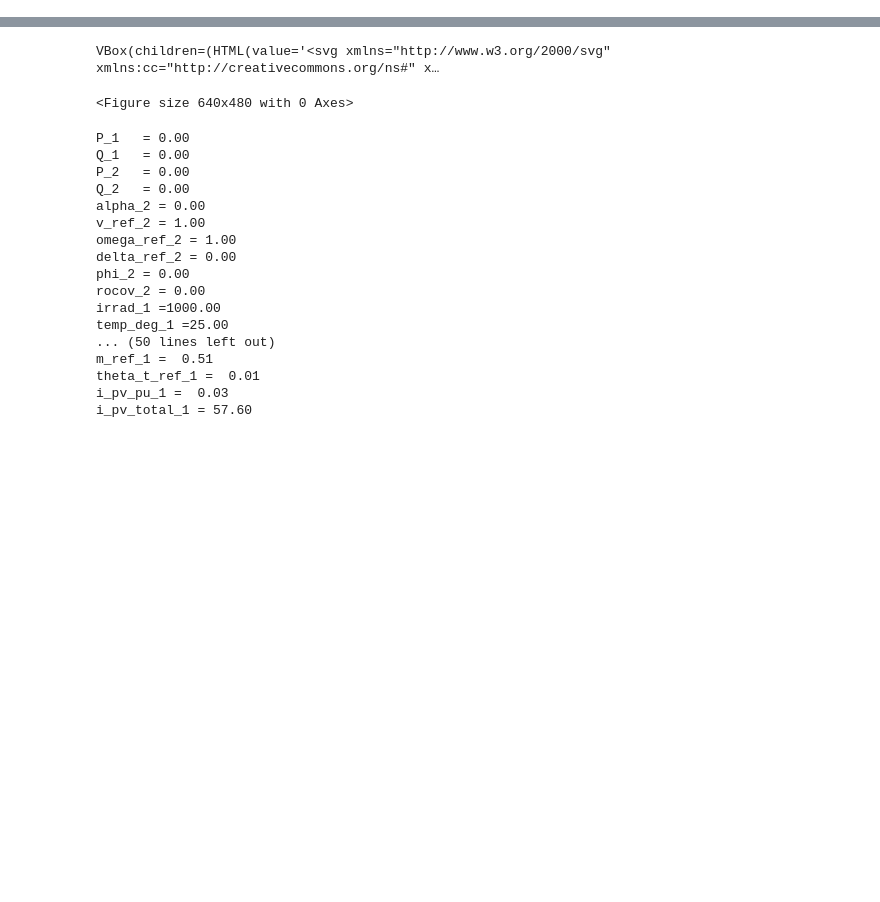
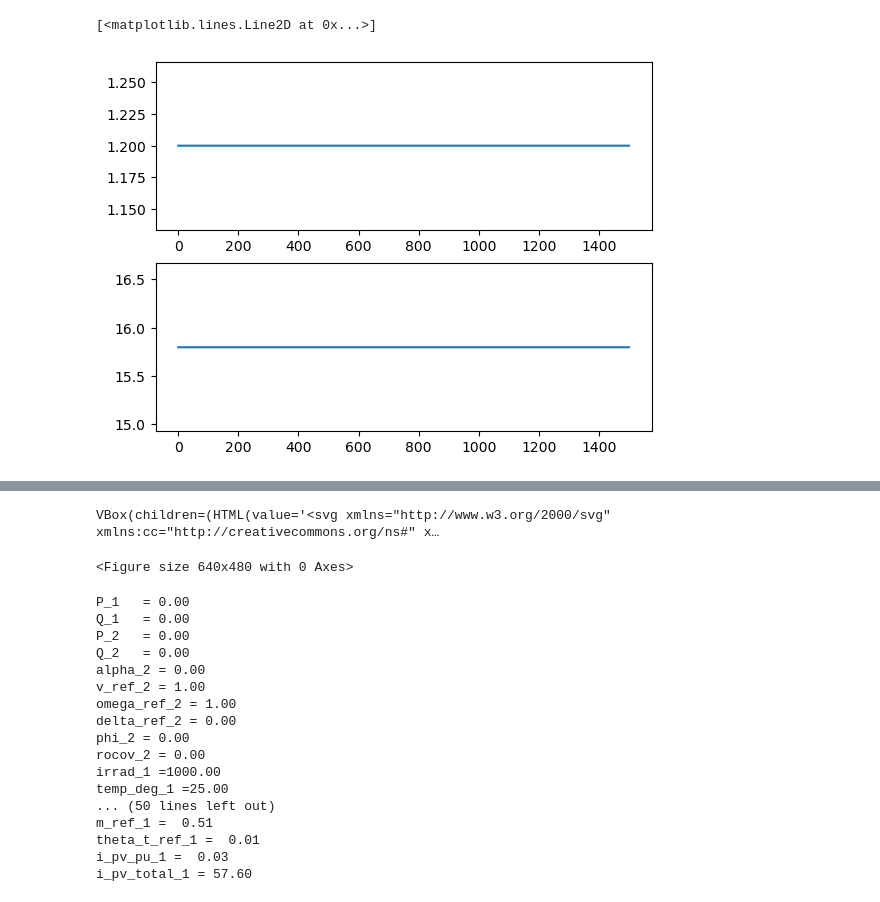
Before and after one commit to pydae/pydae, a Jupyter notebook: src/pydae/edashboards/wecs/pmsm/wecs_pmsm.ipynb, the cells around one changed output, grey strips where cells are left out. Drawn from its saved outputs; the diff is of its cells as text; code cells hidden in the pictures; blank space fills up the shorter version.

```diff
--- a/src/pydae/edashboards/wecs/pmsm/wecs_pmsm.ipynb
+++ b/src/pydae/edashboards/wecs/pmsm/wecs_pmsm.ipynb
@@ -55,0 +74,16 @@ from pydae.edashboards.pvs.pv_mid_module import dashboard
+# %%
+model = wecs_pmsm.model()
+model.Dt = 0.1
+model.ini({'K_pdc_1':5000,"C_dc_1":0.01,"nu_w_1":15,
+           "K_p_beta_1":1,"K_i_beta_1":1.0,"T_beta_1":1},'xy_1.json')
+
+model.run(1.0,{})
+model.run(1500,{'nu_w_1':15})
+model.post();
+
+fig,axes = plt.subplots(nrows=2)
+axes[0].plot(model.Time,model.get_values('omega_t_1'))
+axes[1].plot(model.Time,model.get_values('beta_1'))
+# %% [output]
+[<matplotlib.lines.Line2D at 0x...>]
+[figure, added]
```
Also changed, not shown: parts of 9 cells of this notebook, 7 other files.
